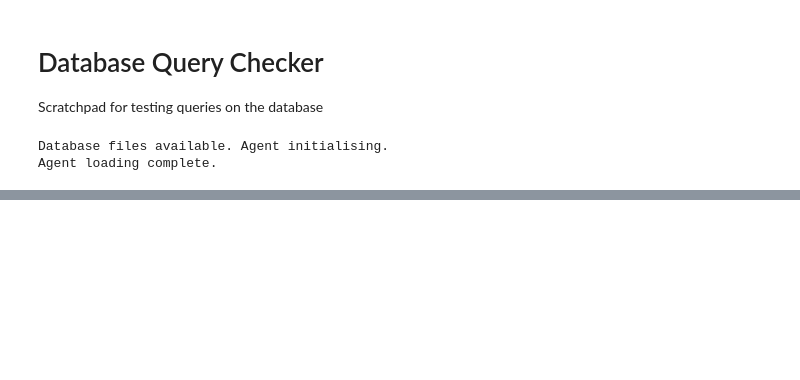
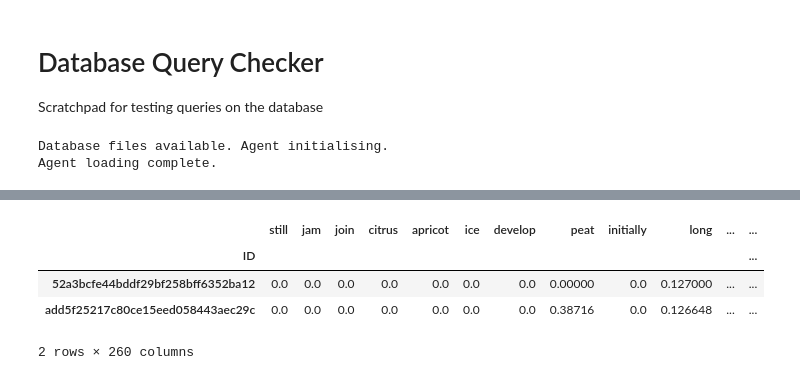
Before and after one commit to robertpsoane/scotch-recommender, a Jupyter notebook: agent_design/query_checker.ipynb, the cells around one changed output, grey strips where cells are left out. Drawn from its saved outputs; the diff is of its cells as text; code cells hidden in the pictures; blank space fills up the shorter version.

```diff
--- a/agent_design/query_checker.ipynb
+++ b/agent_design/query_checker.ipynb
@@ -29,0 +162,9 @@ TypeError: function takes at least 1 argument (0 given)
+# %%
+with_reviews = rev[cols].add(mom[cols]).dropna().apply(lambda row: normVec(row), axis=1)
+with_reviews
+# %% [output]
+|  | still | jam | join | citrus | apricot | ice | develop | peat | initially | long | ... | ... |
+| ID |  |  |  |  |  |  |  |  |  |  |  | ... |
+| 52a3bcfe44bddf29bf258bff6352ba12 | 0.0 | 0.0 | 0.0 | 0.0 | 0.0 | 0.0 | 0.0 | 0.00000 | 0.0 | 0.127000 | ... | ... |
+| add5f25217c80ce15eed058443aec29c | 0.0 | 0.0 | 0.0 | 0.0 | 0.0 | 0.0 | 0.0 | 0.38716 | 0.0 | 0.126648 | ... | ... |
+2 rows × 260 columns
```
Also changed, not shown: parts of 20 cells of this notebook, 15 other files.
